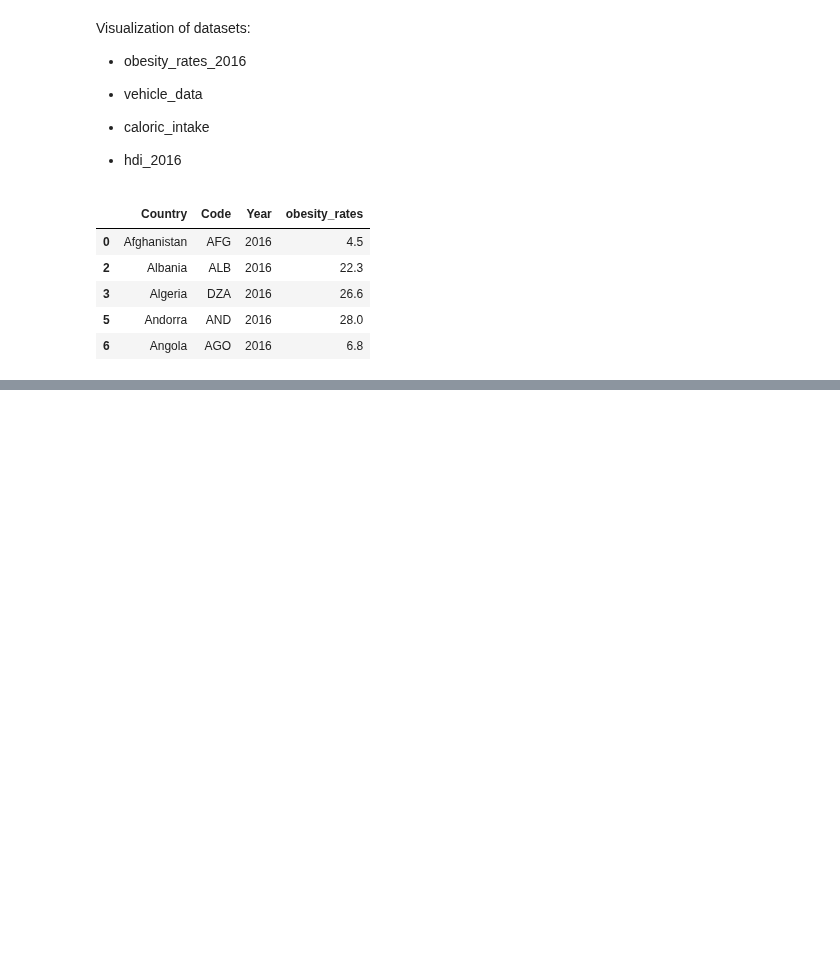
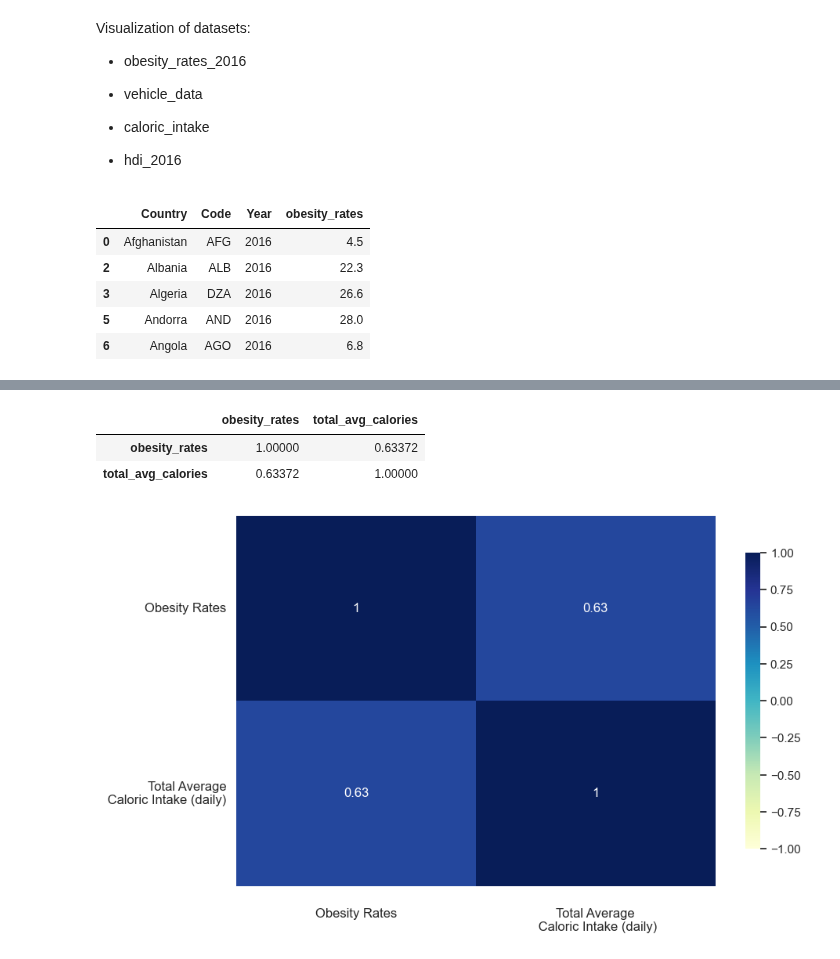
Before and after one commit to lizziefay/health_EDA, a Jupyter notebook: obesity_rates.ipynb, the cells around one changed output, grey strips where cells are left out. Drawn from its saved outputs; the diff is of its cells as text; code cells hidden in the pictures; blank space fills up the shorter version.

```diff
--- a/obesity_rates.ipynb
+++ b/obesity_rates.ipynb
@@ -283,3 +283,6 @@ calories.head()
 | 4 | Algeria | DZA | 2016 | 39.00 | 7.00 | 291.00 | 632.00 | 112.00 | ... |
 | 6 | Angola | AGO | 2016 | 13.00 | 81.00 | 126.00 | 353.00 | 147.00 | ... |
 | 7 | Antigua and Barbuda | ATG | 2016 | 77.99 | 123.98 | 259.96 | 424.93 | 373.94 | ... |
+# %%
+calories['total_avg_calories'] = calories.iloc[:, 3:].sum(axis=1)
+calories.head()
@@ -400,0 +437,4 @@ fig.show()
+# %%
+# merge caloric intake and obesity rates to see correlation caloric intake and obesity rates
+merge_calories = pd.merge(caloric_intake, obesity_rates_2016, on=['Country', 'Code', 'Year'], how='inner')
+merge_calories.head()
@@ -400,0 +448,21 @@ fig.show()
+# %%
+# create heatmap of caloric merged datafram
+data_corr = merge_calories[['obesity_rates', 'total_avg_calories']].corr()
+data_corr
+# %% [output]
+|  | obesity_rates | total_avg_calories |
+| obesity_rates | 1.00000 | 0.63372 |
+| total_avg_calories | 0.63372 | 1.00000 |
+# %%
+labels = ["Obesity Rates", "Total Average\n Caloric Intake (daily)"]
+fig, ax = plt.subplots(figsize=(10, 6))
+sns.heatmap(data_corr,vmax=1, vmin=-1,annot = True,
+            center=0,yticklabels=labels, xticklabels=labels, cmap = 'YlGnBu', ax=ax, cbar_kws={'shrink': 0.8})
+
+plt.yticks(rotation=0, fontsize=12)
+plt.xticks(rotation=0, ha="center", fontsize=12)
+
+ax.tick_params(which='both', length=6, width=1.5, color='black', direction='in', axis='x', pad=20)
+plt.tight_layout(pad=2.0)
+# %% [output]
+[figure, added]
```
Also changed, not shown: parts of 8 cells of this notebook.
